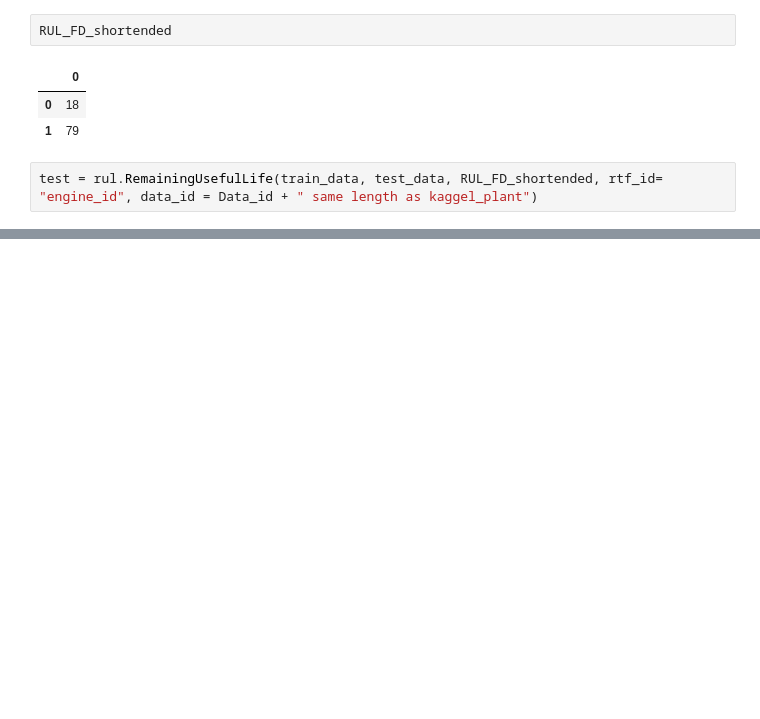
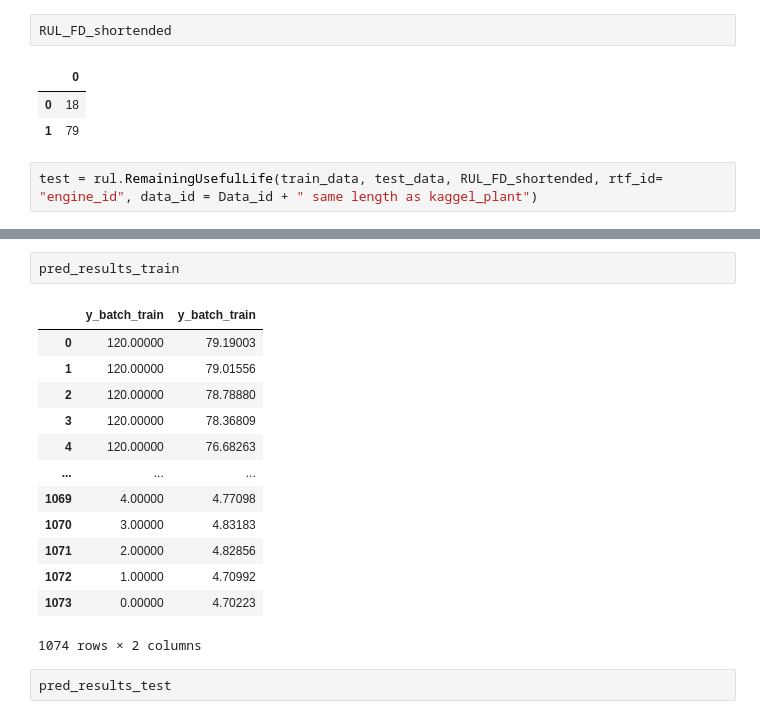
Before and after one commit to JoeZYX/AutoRUL, a Jupyter notebook: ECLSTM_RUL_estimation_tests.ipynb, the cells around one changed output, grey strips where cells are left out. Saved outputs shown, nothing was run; the diff lists cells and outputs as text; blank space fills up the shorter version.

```diff
--- a/ECLSTM_RUL_estimation_tests.ipynb
+++ b/ECLSTM_RUL_estimation_tests.ipynb
@@ -765,0 +830,18 @@ ValueError: X and y need to have the same index!
+# %%
+pred_results_train
+# %% [output]
+|  | y_batch_train | y_batch_train |
+| 0 | 120.00000 | 79.19003 |
+| 1 | 120.00000 | 79.01556 |
+| 2 | 120.00000 | 78.78880 |
+| 3 | 120.00000 | 78.36809 |
+| 4 | 120.00000 | 76.68263 |
+| ... | ... | ... |
+| 1069 | 4.00000 | 4.77098 |
+| 1070 | 3.00000 | 4.83183 |
+| 1071 | 2.00000 | 4.82856 |
+| 1072 | 1.00000 | 4.70992 |
+| 1073 | 0.00000 | 4.70223 |
+1074 rows × 2 columns
+# %%
+pred_results_test
```
Also changed, not shown: parts of 11 cells of this notebook, 3 other files.
